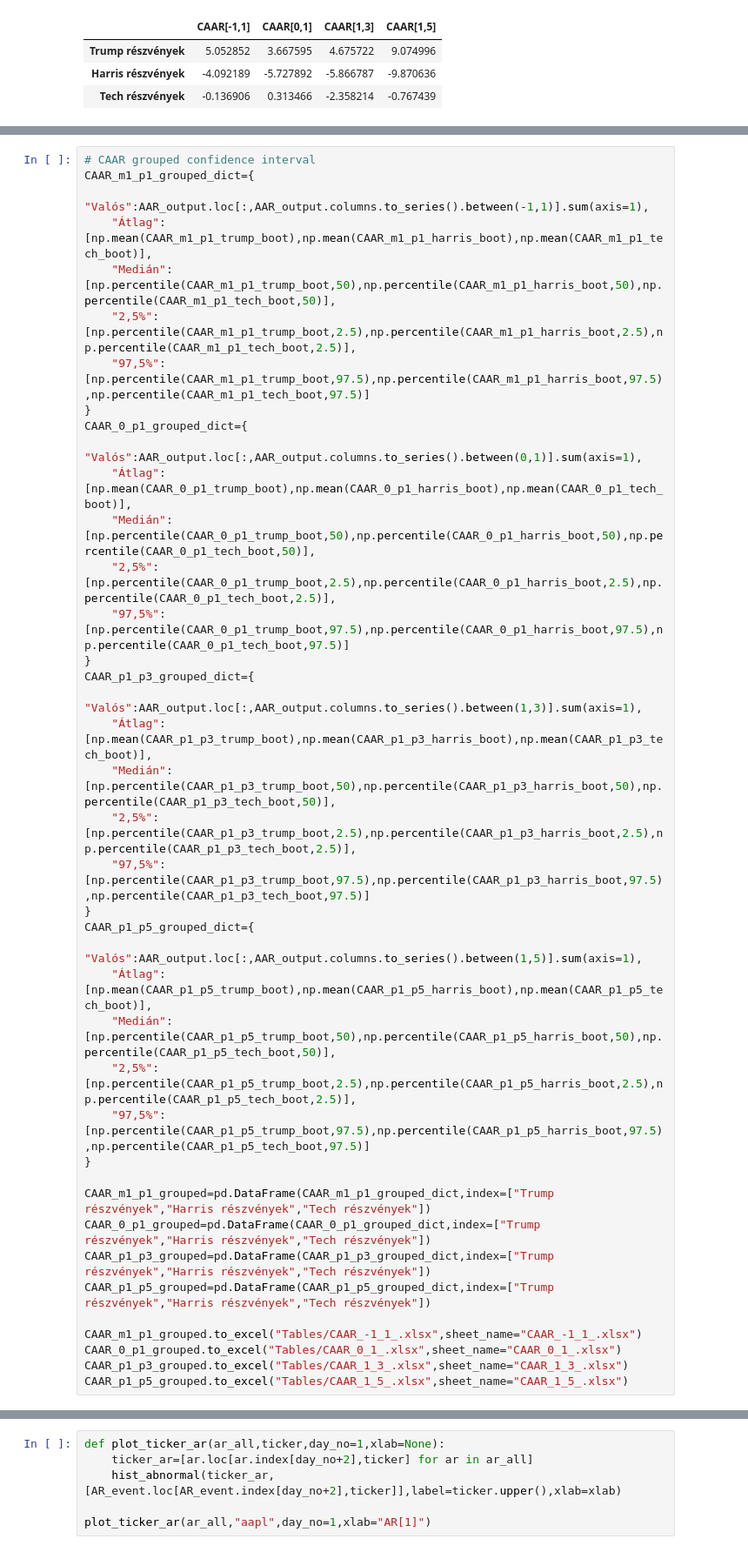
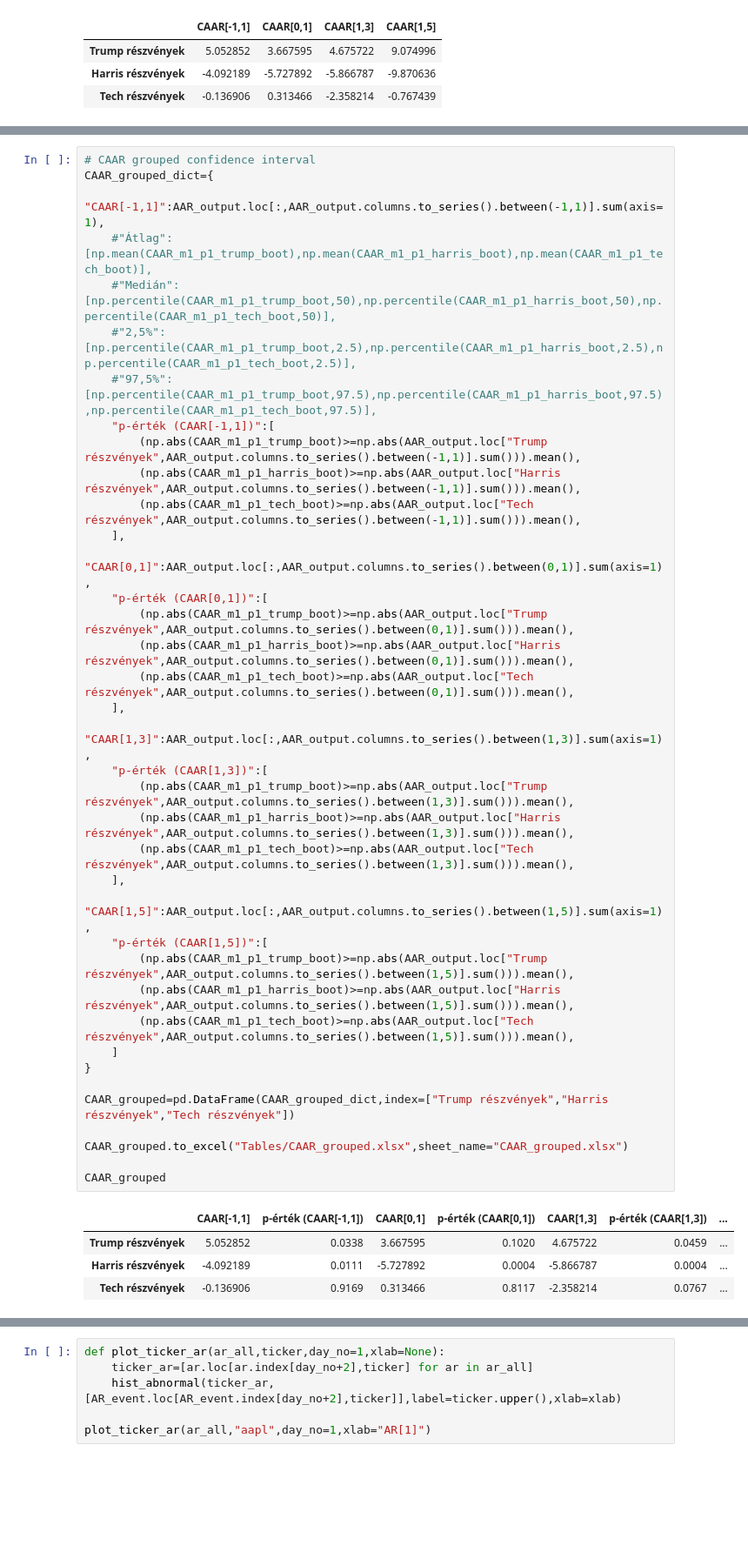
Before and after one commit to orsimarcell/Trump-effect-on-US-stocks, a Jupyter notebook: event_study.ipynb, the cells around one changed output, grey strips where cells are left out. Shown: that part at 87% size. Saved outputs shown, nothing was run; the diff lists cells and outputs as text; blank space fills up the shorter version.

```diff
--- a/event_study.ipynb
+++ b/event_study.ipynb
@@ -463,40 +467,43 @@ CAAR_grouped_output.head()
 # %%
 # CAAR grouped confidence interval
-CAAR_m1_p1_grouped_dict={
-    "Valós":AAR_output.loc[:,AAR_output.columns.to_series().between(-1,1)].sum(axis=1),
-    "Átlag":[np.mean(CAAR_m1_p1_trump_boot),np.mean(CAAR_m1_p1_harris_boot),np.mean(CAAR_m1_p1_tech_boot)],
-    "Medián":[np.percentile(CAAR_m1_p1_trump_boot,50),np.percentile(CAAR_m1_p1_harris_boot,50),np.percentile(CAAR_m1_p1_tech_boot,50)],
-    "2,5%":[np.percentile(CAAR_m1_p1_trump_boot,2.5),np.percentile(CAAR_m1_p1_harris_boot,2.5),np.percentile(CAAR_m1_p1_tech_boot,2.5)],
-    "97,5%":[np.percentile(CAAR_m1_p1_trump_boot,97.5),np.percentile(CAAR_m1_p1_harris_boot,97.5),np.percentile(CAAR_m1_p1_tech_boot,97.5)]
-}
-CAAR_0_p1_grouped_dict={
-    "Valós":AAR_output.loc[:,AAR_output.columns.to_series().between(0,1)].sum(axis=1),
-    "Átlag":[np.mean(CAAR_0_p1_trump_boot),np.mean(CAAR_0_p1_harris_boot),np.mean(CAAR_0_p1_tech_boot)],
-    "Medián":[np.percentile(CAAR_0_p1_trump_boot,50),np.percentile(CAAR_0_p1_harris_boot,50),np.percentile(CAAR_0_p1_tech_boot,50)],
-    "2,5%":[np.percentile(CAAR_0_p1_trump_boot,2.5),np.percentile(CAAR_0_p1_harris_boot,2.5),np.percentile(CAAR_0_p1_tech_boot,2.5)],
-    "97,5%":[np.percentile(CAAR_0_p1_trump_boot,97.5),np.percentile(CAAR_0_p1_harris_boot,97.5),np.percentile(CAAR_0_p1_tech_boot,97.5)]
-}
-CAAR_p1_p3_grouped_dict={
-    "Valós":AAR_output.loc[:,AAR_output.columns.to_series().between(1,3)].sum(axis=1),
-    "Átlag":[np.mean(CAAR_p1_p3_trump_boot),np.mean(CAAR_p1_p3_harris_boot),np.mean(CAAR_p1_p3_tech_boot)],
-    "Medián":[np.percentile(CAAR_p1_p3_trump_boot,50),np.percentile(CAAR_p1_p3_harris_boot,50),np.percentile(CAAR_p1_p3_tech_boot,50)],
-    "2,5%":[np.percentile(CAAR_p1_p3_trump_boot,2.5),np.percentile(CAAR_p1_p3_harris_boot,2.5),np.percentile(CAAR_p1_p3_tech_boot,2.5)],
-    "97,5%":[np.percentile(CAAR_p1_p3_trump_boot,97.5),np.percentile(CAAR_p1_p3_harris_boot,97.5),np.percentile(CAAR_p1_p3_tech_boot,97.5)]
-}
-CAAR_p1_p5_grouped_dict={
-    "Valós":AAR_output.loc[:,AAR_output.columns.to_series().between(1,5)].sum(axis=1),
-    "Átlag":[np.mean(CAAR_p1_p5_trump_boot),np.mean(CAAR_p1_p5_harris_boot),np.mean(CAAR_p1_p5_tech_boot)],
-    "Medián":[np.percentile(CAAR_p1_p5_trump_boot,50),np.percentile(CAAR_p1_p5_harris_boot,50),np.percentile(CAAR_p1_p5_tech_boot,50)],
-    "2,5%":[np.percentile(CAAR_p1_p5_trump_boot,2.5),np.percentile(CAAR_p1_p5_harris_boot,2.5),np.percentile(CAAR_p1_p5_tech_boot,2.5)],
-    "97,5%":[np.percentile(CAAR_p1_p5_trump_boot,97.5),np.percentile(CAAR_p1_p5_harris_boot,97.5),np.percentile(CAAR_p1_p5_tech_boot,97.5)]
+CAAR_grouped_dict={
+    "CAAR[-1,1]":AAR_output.loc[:,AAR_output.columns.to_series().between(-1,1)].sum(axis=1),
+    #"Átlag":[np.mean(CAAR_m1_p1_trump_boot),np.mean(CAAR_m1_p1_harris_boot),np.mean(CAAR_m1_p1_tech_boot)],
+    #"Medián":[np.percentile(CAAR_m1_p1_trump_boot,50),np.percentile(CAAR_m1_p1_harris_boot,50),np.percentile(CAAR_m1_p1_tech_boot,50)],
+    #"2,5%":[np.percentile(CAAR_m1_p1_trump_boot,2.5),np.percentile(CAAR_m1_p1_harris_boot,2.5),np.percentile(CAAR_m1_p1_tech_boot,2.5)],
+    #"97,5%":[np.percentile(CAAR_m1_p1_trump_boot,97.5),np.percentile(CAAR_m1_p1_harris_boot,97.5),np.percentile(CAAR_m1_p1_tech_boot,97.5)],
+    "p-érték (CAAR[-1,1])":[
+        (np.abs(CAAR_m1_p1_trump_boot)>=np.abs(AAR_output.loc["Trump részvények",AAR_output.columns.to_series().between(-1,1)].sum())).mean(),
+        (np.abs(CAAR_m1_p1_harris_boot)>=np.abs(AAR_output.loc["Harris részvények",AAR_output.columns.to_series().between(-1,1)].sum())).mean(),
+        (np.abs(CAAR_m1_p1_tech_boot)>=np.abs(AAR_output.loc["Tech részvények",AAR_output.columns.to_series().between(-1,1)].sum())).mean(),
+    ],
+    "CAAR[0,1]":AAR_output.loc[:,AAR_output.columns.to_series().between(0,1)].sum(axis=1),
+    "p-érték (CAAR[0,1])":[
+        (np.abs(CAAR_m1_p1_trump_boot)>=np.abs(AAR_output.loc["Trump részvények",AAR_output.columns.to_series().between(0,1)].sum())).mean(),
+        (np.abs(CAAR_m1_p1_harris_boot)>=np.abs(AAR_output.loc["Harris részvények",AAR_output.columns.to_series().between(0,1)].sum())).mean(),
+        (np.abs(CAAR_m1_p1_tech_boot)>=np.abs(AAR_output.loc["Tech részvények",AAR_output.columns.to_series().between(0,1)].sum())).mean(),
+    ],
+    "CAAR[1,3]":AAR_output.loc[:,AAR_output.columns.to_series().between(1,3)].sum(axis=1),
+    "p-érték (CAAR[1,3])":[
+        (np.abs(CAAR_m1_p1_trump_boot)>=np.abs(AAR_output.loc["Trump részvények",AAR_output.columns.to_series().between(1,3)].sum())).mean(),
+        (np.abs(CAAR_m1_p1_harris_boot)>=np.abs(AAR_output.loc["Harris részvények",AAR_output.columns.to_series().between(1,3)].sum())).mean(),
+        (np.abs(CAAR_m1_p1_tech_boot)>=np.abs(AAR_output.loc["Tech részvények",AAR_output.columns.to_series().between(1,3)].sum())).mean(),
+    ],
+    "CAAR[1,5]":AAR_output.loc[:,AAR_output.columns.to_series().between(1,5)].sum(axis=1),
+    "p-érték (CAAR[1,5])":[
+        (np.abs(CAAR_m1_p1_trump_boot)>=np.abs(AAR_output.loc["Trump részvények",AAR_output.columns.to_series().between(1,5)].sum())).mean(),
+        (np.abs(CAAR_m1_p1_harris_boot)>=np.abs(AAR_output.loc["Harris részvények",AAR_output.columns.to_series().between(1,5)].sum())).mean(),
+        (np.abs(CAAR_m1_p1_tech_boot)>=np.abs(AAR_output.loc["Tech részvények",AAR_output.columns.to_series().between(1,5)].sum())).mean(),
+    ]
 }
 
-CAAR_m1_p1_grouped=pd.DataFrame(CAAR_m1_p1_grouped_dict,index=["Trump részvények","Harris részvények","Tech részvények"])
-CAAR_0_p1_grouped=pd.DataFrame(CAAR_0_p1_grouped_dict,index=["Trump részvények","Harris részvények","Tech részvények"])
-CAAR_p1_p3_grouped=pd.DataFrame(CAAR_p1_p3_grouped_dict,index=["Trump részvények","Harris részvények","Tech részvények"])
-CAAR_p1_p5_grouped=pd.DataFrame(CAAR_p1_p5_grouped_dict,index=["Trump részvények","Harris részvények","Tech részvények"])
+CAAR_grouped=pd.DataFrame(CAAR_grouped_dict,index=["Trump részvények","Harris részvények","Tech részvények"])
 
-CAAR_m1_p1_grouped.to_excel("Tables/CAAR_-1_1_.xlsx",sheet_name="CAAR_-1_1_.xlsx")
-CAAR_0_p1_grouped.to_excel("Tables/CAAR_0_1_.xlsx",sheet_name="CAAR_0_1_.xlsx")
-CAAR_p1_p3_grouped.to_excel("Tables/CAAR_1_3_.xlsx",sheet_name="CAAR_1_3_.xlsx")
-CAAR_p1_p5_grouped.to_excel("Tables/CAAR_1_5_.xlsx",sheet_name="CAAR_1_5_.xlsx")
+CAAR_grouped.to_excel("Tables/CAAR_grouped.xlsx",sheet_name="CAAR_grouped.xlsx")
+
+CAAR_grouped
+# %% [output]
+|  | CAAR[-1,1] | p-érték (CAAR[-1,1]) | CAAR[0,1] | p-érték (CAAR[0,1]) | CAAR[1,3] | p-érték (CAAR[1,3]) | ... |
+| Trump részvények | 5.052852 | 0.0338 | 3.667595 | 0.1020 | 4.675722 | 0.0459 | ... |
+| Harris részvények | -4.092189 | 0.0111 | -5.727892 | 0.0004 | -5.866787 | 0.0004 | ... |
+| Tech részvények | -0.136906 | 0.9169 | 0.313466 | 0.8117 | -2.358214 | 0.0767 | ... |
```
Also changed, not shown: parts of 9 cells of this notebook, 13 other files.
